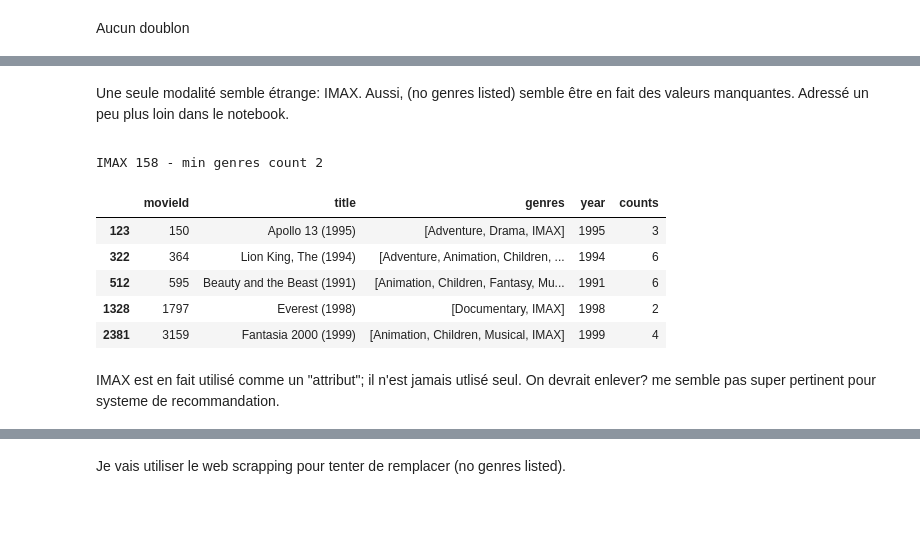
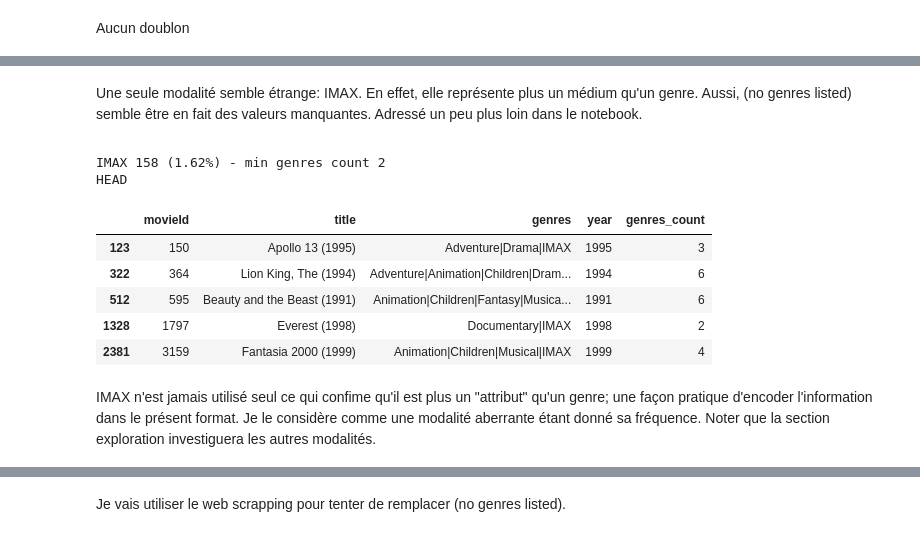
Before and after one commit to jfgagnon00/MovieLens, a Jupyter notebook: Pretraitement.ipynb, the cells around one changed output, grey strips where cells are left out. Drawn from its saved outputs; the diff is of its cells as text; code cells hidden in the pictures; blank space fills up the shorter version.

Commit message:
Revue handling de genres dans le pretraitement

```diff
--- a/Pretraitement.ipynb
+++ b/Pretraitement.ipynb
@@ -367,30 +356,32 @@ Genres: 20 modalités
 # %% [markdown]
 <font class="answer">
 
-Une seule modalité semble étrange: IMAX. Aussi, (no genres listed) semble être en fait des valeurs manquantes. Adressé un peu plus loin dans le notebook.
+Une seule modalité semble étrange: IMAX. En effet, elle représente plus un médium qu'un genre. Aussi, (no genres listed) semble être en fait des valeurs manquantes. Adressé un peu plus loin dans le notebook.
 # %%
-# valider genres IMAX
-def find_in_list(haystack, needle):
-    return needle in haystack
+#
+# inspecter comment IMAX est utilise
+#
+def list_size(genres_str, splitter):
+    return len( genres_str.split(splitter) )
 
-def list_size(list_):
-    return len(list_)
+imax_crit = mvl_dataset.movies.genres.str.contains("IMAX", regex=False)
+imax = mvl_dataset.movies[imax_crit].copy()
+imax["genres_count"] = imax.genres.apply(list_size, splitter=configs.dataset.genre_splitter)
+imax_count = imax.shape[0]
+imax_percent = round(imax_count / mvl_dataset.movies.shape[0] * 100, 2)
 
-imax = mvl_dataset.movies[ mvl_dataset \
-                              .movies \
-                              .genres \
-                              .apply(find_in_list, needle="IMAX") ].copy()
-imax["counts"] = imax.genres.apply(list_size)
-print("IMAX", imax.shape[0], "- min genres count", imax.counts.min())
+print("IMAX", imax_count, f"({imax_percent}%)","- min genres count", imax.genres_count.min())
+print("HEAD")
 display(imax.head())
 # %% [output]
-IMAX 158 - min genres count 2
+IMAX 158 (1.62%) - min genres count 2
+HEAD
-|  | movieId | title | genres | year | counts |
-| 123 | 150 | Apollo 13 (1995) | [Adventure, Drama, IMAX] | 1995 | 3 |
-| 322 | 364 | Lion King, The (1994) | [Adventure, Animation, Children, ... | 1994 | 6 |
-| 512 | 595 | Beauty and the Beast (1991) | [Animation, Children, Fantasy, Mu... | 1991 | 6 |
-| 1328 | 1797 | Everest (1998) | [Documentary, IMAX] | 1998 | 2 |
-| 2381 | 3159 | Fantasia 2000 (1999) | [Animation, Children, Musical, IMAX] | 1999 | 4 |
+|  | movieId | title | genres | year | genres_count |
+| 123 | 150 | Apollo 13 (1995) | Adventure|Drama|IMAX | 1995 | 3 |
+| 322 | 364 | Lion King, The (1994) | Adventure|Animation|Children|Dram... | 1994 | 6 |
+| 512 | 595 | Beauty and the Beast (1991) | Animation|Children|Fantasy|Musica... | 1991 | 6 |
+| 1328 | 1797 | Everest (1998) | Documentary|IMAX | 1998 | 2 |
+| 2381 | 3159 | Fantasia 2000 (1999) | Animation|Children|Musical|IMAX | 1999 | 4 |
 # %% [markdown]
 <font class="answer">
-IMAX est en fait utilisé comme un "attribut"; il n'est jamais utlisé seul. On devrait enlever? me semble pas super pertinent pour systeme de recommandation.
+IMAX n'est jamais utilisé seul ce qui confime qu'il est plus un "attribut" qu'un genre; une façon pratique d'encoder l'information dans le présent format.  Je le considère comme une modalité aberrante étant donné sa fréquence. Noter que la section exploration investiguera les autres modalités.
```
Also changed, not shown: parts of 22 cells of this notebook.
